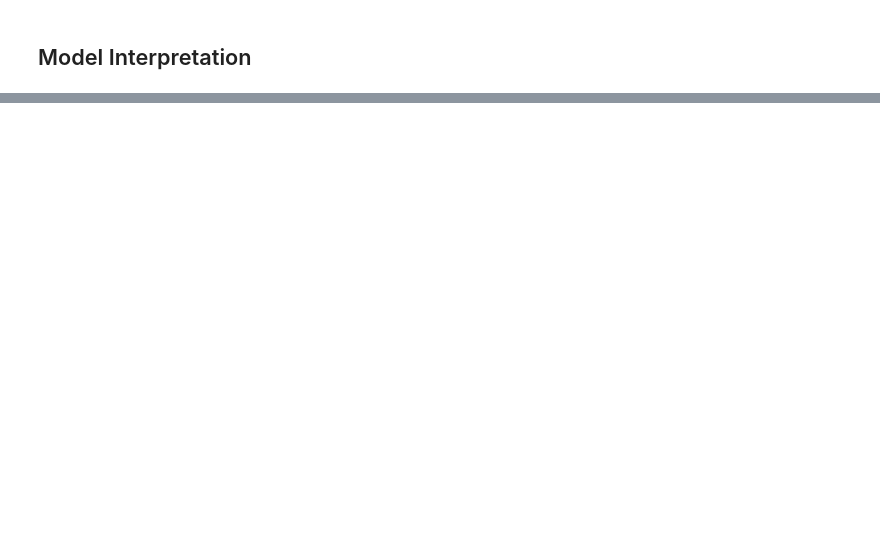
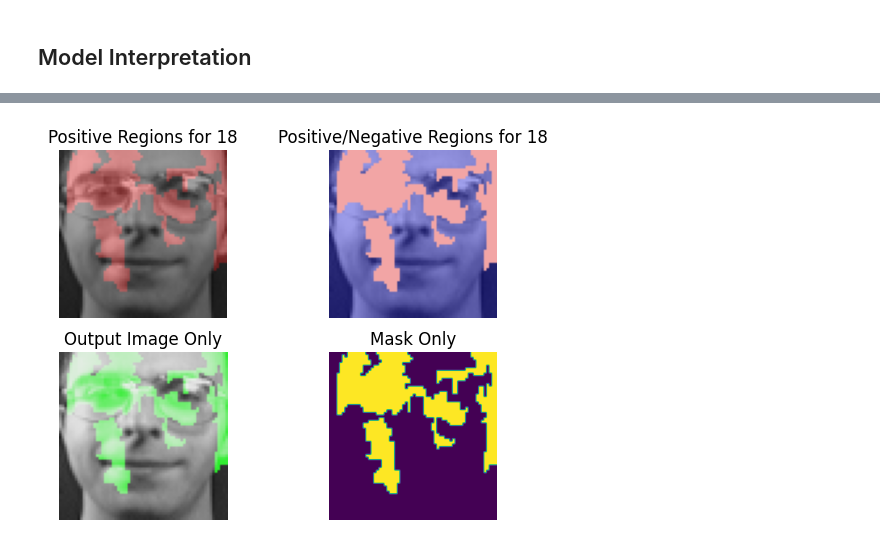
Before and after one commit to youjin2/ds, a Jupyter notebook: ds053/notebooks/surrogate_analysis_lime_for_image_data.ipynb, the cells around one changed output, grey strips where cells are left out. Drawn from its saved outputs; the diff is of its cells as text; code cells hidden in the pictures; blank space fills up the shorter version.

```diff
--- a/ds053/notebooks/surrogate_analysis_lime_for_image_data.ipynb
+++ b/ds053/notebooks/surrogate_analysis_lime_for_image_data.ipynb
@@ -205,0 +319,4 @@ plt.imshow(segmenter.target_fn(X_rgb[0]))
+# %%
+explanation, fig = lis(3)
+# %% [output]
+[figure, added]
```
Also changed, not shown: parts of 28 cells of this notebook.
